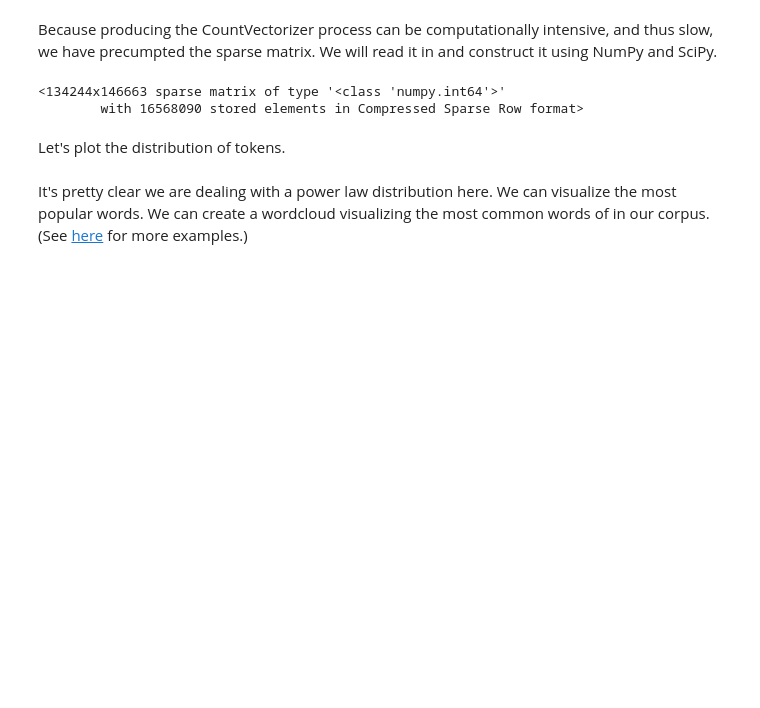
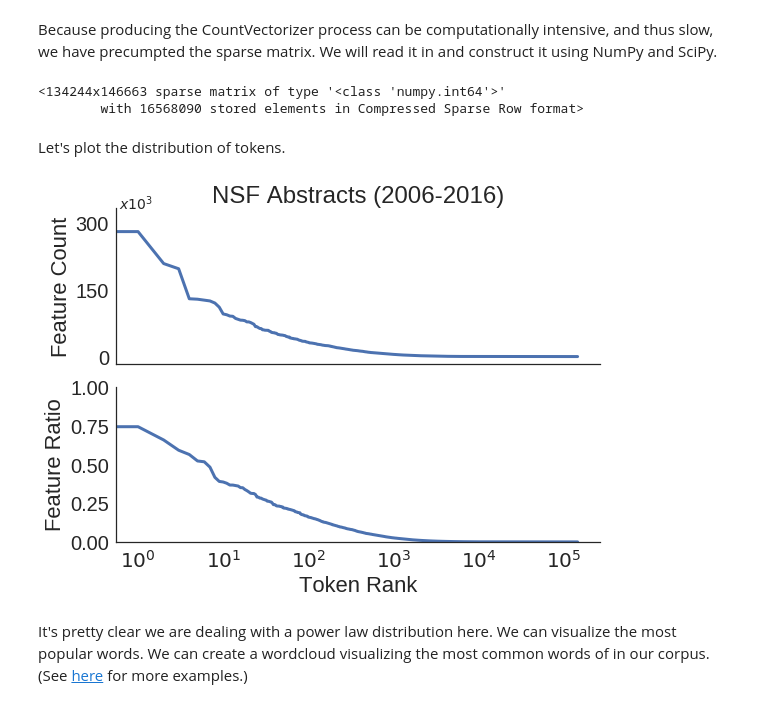
Before and after one commit to szorowi1/qmss2017, a Jupyter notebook: module4/module4_notes.ipynb, the cells around one changed output. Drawn from its saved outputs; the diff is of its cells as text; code cells hidden in the pictures; blank space fills up the shorter version.

```diff
--- a/module4/module4_notes.ipynb
+++ b/module4/module4_notes.ipynb
@@ -766,23 +783,31 @@ Let's plot the distribution of tokens.
 # %%
 import matplotlib.pyplot as plt
 import seaborn as sns
 sns.set_style('white')
 sns.set_context('notebook', font_scale=2)
 %matplotlib inline
 
-## Compute feature sums (convert into NumPy array).
-feature_counts = np.array(cmat.sum(axis=0)).squeeze()
+## Plot
+fig, axes = plt.subplots(2,1,figsize=(8,6), sharex=True)
 
-## Plot
-fig, ax = plt.subplots(1,1,figsize=(6,4))
-ax.plot( np.sort(feature_counts)[::-1], linewidth=3 )
-ax.set_xticks([0,15e4])
-ax.set_xlabel('Token Rank')
-ax.set_yscale('log')
-ax.set_ylabel('Token Count')
-ax.set_title('NSF Abstracts (2006-2016)')
+## Compute arrays.
+feature_counts = np.array( cmat.sum(axis=0) ).squeeze()
+feature_ratios = np.array( (cmat > 0).mean(axis=0) ).squeeze()
+
+## Iteratively plot.
+for ax, arr in zip(axes, [feature_counts * 1e-3, feature_ratios]):
+    ax.plot( np.sort( arr )[::-1], linewidth=3 )
+    ax.set(xscale='log')
+
+## Fix axes.
+axes[0].set(title='NSF Abstracts (2006-2016)', yticks=np.linspace(0,300,3), ylabel='Feature Count')
+axes[0].annotate(r"$x10^3$", xy=(0.6, 330), fontsize=14)
+axes[1].set(xlabel='Token Rank', ylim=(0,1), yticks=np.linspace(0,1,5), ylabel='Feature Ratio')
+
 sns.despine()
 plt.tight_layout()
+# %% [output]
+[figure, added]
 # %% [markdown]
 It's pretty clear we are dealing with a power law distribution here. We can visualize the most popular words. We can create a wordcloud visualizing the most common words of in our corpus. (See [here](https://amueller.github.io/word_cloud/index.html) for more examples.)
 # %%
```
Also changed, not shown: parts of 24 cells of this notebook, 1 other file.
